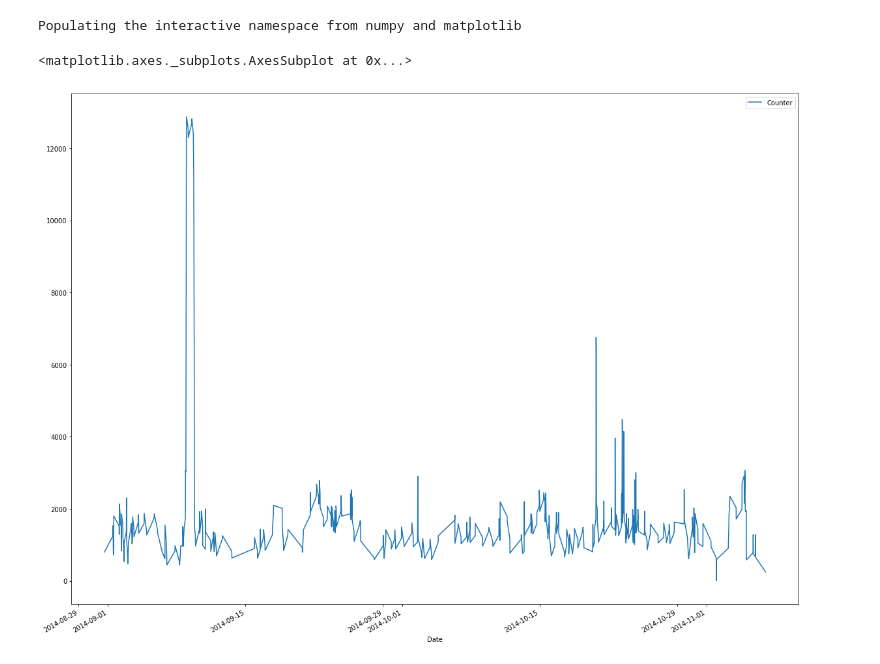
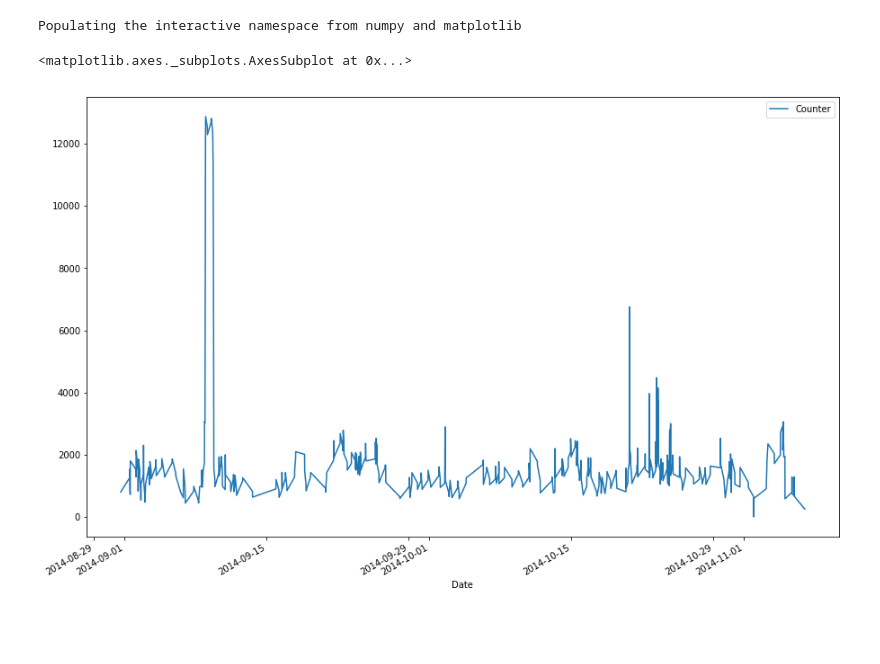
Before and after one commit to jsy1218/TSA, a Jupyter notebook: windows_door_algorithm.ipynb, the cells around one changed output. Cells and saved outputs as stored; diff of their text form; code cells hidden in the pictures; blank space fills up the shorter version.

```diff
--- a/windows_door_algorithm.ipynb
+++ b/windows_door_algorithm.ipynb
@@ -102,7 +109,7 @@ hybrid_df.columns = ['Date', 'Counter']
 hybrid_df.set_index('Date', inplace=True)
 # %%
 %pylab inline
-rcParams['figure.figsize'] = [20, 16]
+rcParams['figure.figsize'] = [15, 10]
 df.plot()
 # %% [output]
 Populating the interactive namespace from numpy and matplotlib
@@ -113,10 +120,10 @@ Populating the interactive namespace from numpy and matplotlib
 # %%
 %pylab inline
-rcParams['figure.figsize'] = [20, 16]
+rcParams['figure.figsize'] = [15, 10]
 exception_df.plot()
 # %% [output]
 Populating the interactive namespace from numpy and matplotlib
 <matplotlib.axes._subplots.AxesSubplot at 0x...>
-[figure, old version]
+[figure, new version]
 # %%
 %pylab inline
```
Also changed, not shown: parts of 33 cells of this notebook, 1 other file.
